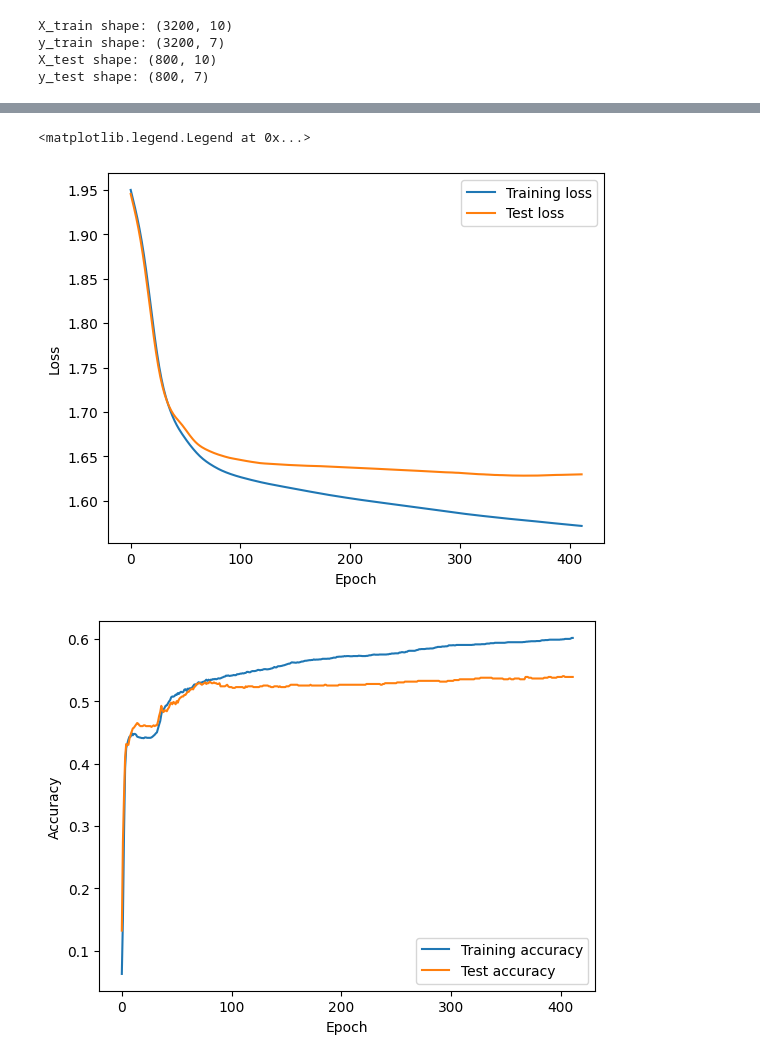
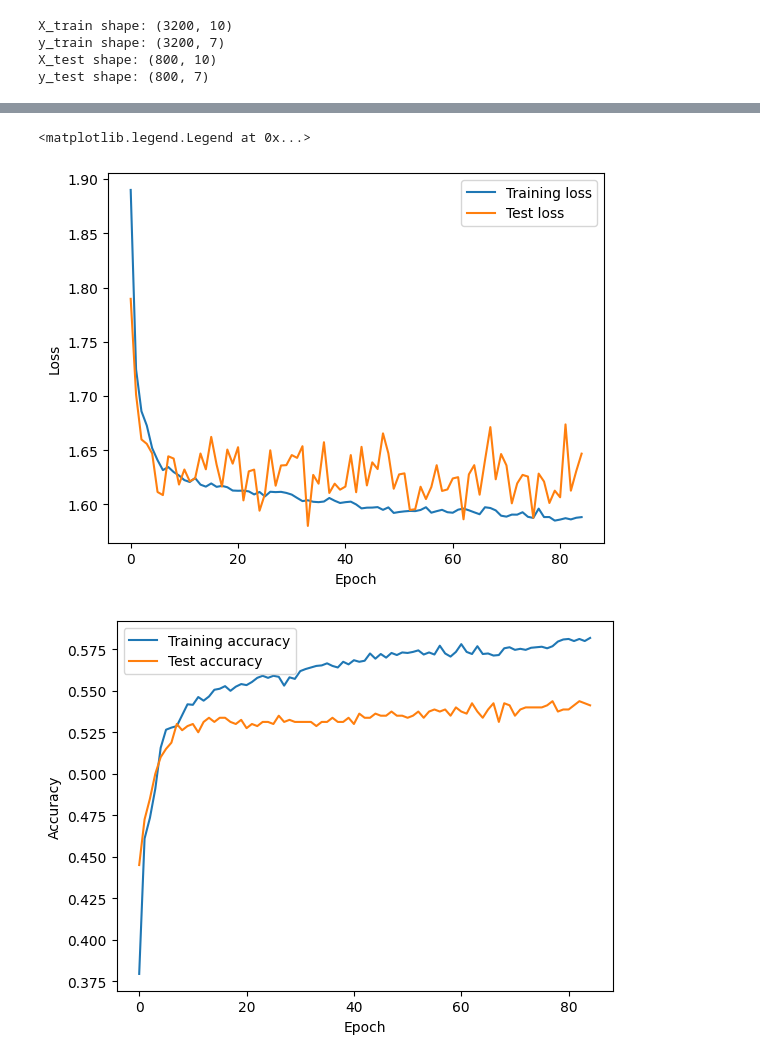
Before and after one commit to ilmari99/GPUHarkkatyo, a Jupyter notebook: Harkkatyo/main.ipynb, the cells around one changed output, grey strips where cells are left out. Saved outputs shown, nothing was run; the diff lists cells and outputs as text; code cells hidden in the pictures.

```diff
--- a/Harkkatyo/main.ipynb
+++ b/Harkkatyo/main.ipynb
@@ -50,7 +50,7 @@ y = y - 3
 y = pd.get_dummies(y)
 
 # Split the data into training and test sets
-X_train, X_test, y_train, y_test = train_test_split(X, y, test_size=0.2, random_state=1)
+X_train, X_test, y_train, y_test = train_test_split(X, y, test_size=0.2, random_state=1, stratify=y)
 assert y_train.shape[1] == y_test.shape[1] == 7
 
 # Scale the data
@@ -70,8 +70,11 @@ X_test shape: (800, 10)
 y_test shape: (800, 7)
 # %%
 import torch
+from torch.utils.data import TensorDataset, DataLoader
 
 class MLP(torch.nn.Module):
+    # Create a simple MLP, with 3 fully connected layers,
+    # ReLU activation, dropout and softmax output
     def __init__(self, input_dim, hidden_dim, output_dim):
         super(MLP, self).__init__()
         self.fc1 = torch.nn.Linear(input_dim, hidden_dim)
@@ -79,26 +82,32 @@ class MLP(torch.nn.Module):
         self.fc3 = torch.nn.Linear(hidden_dim, output_dim)
         self.relu = torch.nn.ReLU()
         self.softmax = torch.nn.Softmax(dim=1)
+        self.dropout = torch.nn.Dropout(p=0.3)
 
     def forward(self, x):
+        # Forward pass through the network
         x = self.fc1(x)
         x = self.relu(x)
+        x = self.dropout(x)
 
         x = self.fc2(x)
         x = self.relu(x)
+        x = self.dropout(x)
 
         x = self.fc3(x)
         x = self.softmax(x)
         return x
 
 
+# Select the device to use
 device = 'cuda' if torch.cuda.is_available() else 'cpu'
+#device = 'cpu'
 print(f"Using device: {device}")
+
 model = MLP(input_dim=X_train.shape[1],
-            hidden_dim=12,
+            hidden_dim=32,
             output_dim=y_train.shape[1]).to(device)
-
-optim = torch.optim.Adam(model.parameters(), lr=0.001)
+optim = torch.optim.Adam(model.parameters(), lr=0.005)
 criterion = torch.nn.CrossEntropyLoss()
 
 X_train = torch.Tensor(X_train).to(device)
@@ -123,28 +132,48 @@ test_accs = []
 train_accs = []
 best_loss = float('inf')
 
+# Define batch size
+batch_size = 256
+
+# Create Tensor datasets
+train_data = TensorDataset(X_train, y_train)
+test_data = TensorDataset(X_test, y_test)
+
+# Create DataLoaders
+train_loader = DataLoader(train_data, shuffle=True, batch_size=batch_size)
+test_loader = DataLoader(test_data, shuffle=True, batch_size=batch_size)
+
 for epoch in range(n_epochs):
-    model.train()
-    optim.zero_grad()
-    out = model(X_train)
-    loss = criterion(out, y_train)
-    loss.backward()
-    optim.step()
-    train_losses.append(loss.item())
+    # Training
+    #model.train()
+    train_loss = 0
+    train_correct = 0
+    for X_batch, y_batch in train_loader:
+        optim.zero_grad()
+        out = model(X_batch)
+        loss = criterion(out, y_batch)
+        loss.backward()
+        optim.step()
+        train_loss += loss.item()
+        train_correct += (out.argmax(dim=1) == y_batch.argmax(dim=1)).sum().item()
+    train_losses.append(train_loss/len(train_loader))
+    train_accs.append(train_correct/len(X_train))
+
+    # Validation
     model.eval()
+    test_loss = 0
+    test_correct = 0
+    with torch.no_grad():
+        for X_batch, y_batch in test_loader:
+            out = model(X_batch)
+            loss = criterion(out, y_batch)
+            test_loss += loss.item()
+            test_correct += (out.argmax(dim=1) == y_batch.argmax(dim=1)).sum().item()
+    test_losses.append(test_loss/len(test_loader))
+    test_accs.append(test_correct/len(X_test))
 
-    # The accuracy is the mean of a list of 1s and 0s where 1 is correct and 0 is incorrect
-    train_acc = (out.argmax(dim=1) == y_train.argmax(dim=1)).float().mean().item()
-    train_accs.append(train_acc)
-    with torch.no_grad():
-        out = model(X_test)
-        loss = criterion(out, y_test)
-        test_losses.append(loss.item())
-        test_acc = (out.argmax(dim=1) == y_test.argmax(dim=1)).float().mean().item()
-        test_accs.append(test_acc)
-
-    if loss.item() < best_loss:
-        best_loss = loss.item()
+    if test_loss/len(test_loader) < best_loss:
+        best_loss = test_loss/len(test_loader)
         patience_counter = 0
     else:
         patience_counter += 1
@@ -153,6 +182,7 @@ for epoch in range(n_epochs):
             break
     if epoch % 50 == 0:
         print(f"Epoch {epoch}: Train loss: {round(train_losses[-1],3)}, Test loss: {round(test_losses[-1],3)}")
+
 
 # Plot the losses
 fig, ax = plt.subplots()
@@ -189,3 +219,3 @@ Early stopping at epoch 411
 <matplotlib.legend.Legend at 0x...>
-[figure, old version]
+[figure, new version]
-[figure, old version]
+[figure, new version]
```
Also changed, not shown: parts of 1 cell of this notebook.
